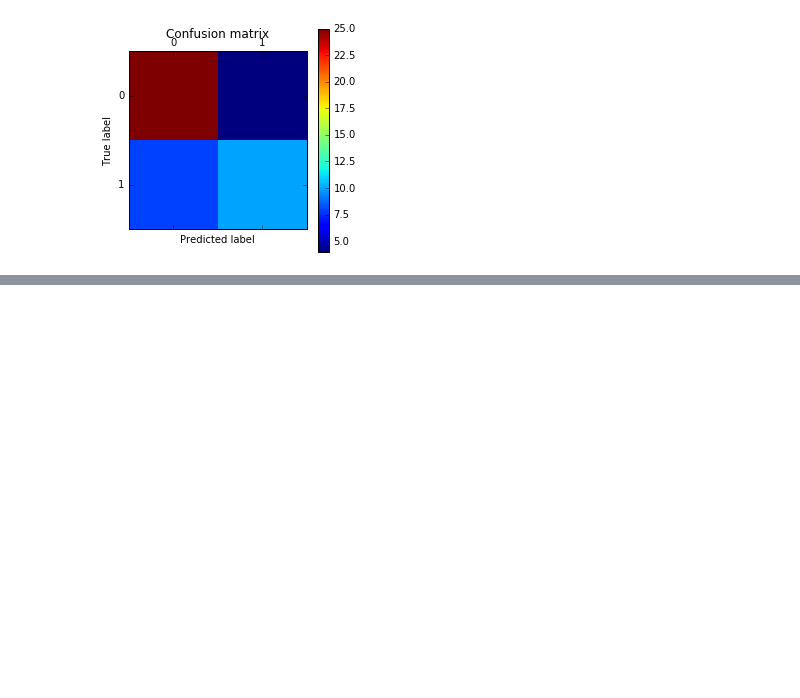
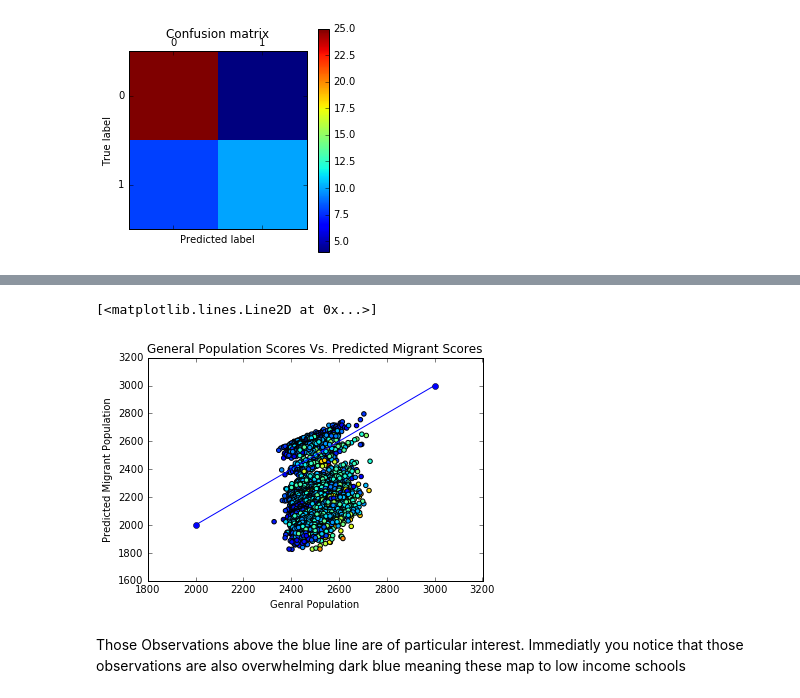
Before and after one commit to NathanLaird/Migrant-Education, a Jupyter notebook: Machine_Learning_Analysis.ipynb, the cells around one changed output, grey strips where cells are left out. Cells and saved outputs as stored; diff of their text form; code cells hidden in the pictures; blank space fills up the shorter version.

```diff
--- a/Machine_Learning_Analysis.ipynb
+++ b/Machine_Learning_Analysis.ipynb
@@ -147,0 +212,23 @@ plt.show()
+# %%
+General_School_List = All_School_List[['School Code','Mean Scale Score']].rename(index=str, columns={ "Mean Scale Score": "General Mean Scale Score"})
+
+Migrant_With_General_Scores = Migrant_School_List.merge(General_School_List)
+General_Scores_Features = Migrant_With_General_Scores.drop(['Mean Scale Score','County Name','District Name'],axis=1)
+#contains evry school with thier average score to predict the migrant score of all schools
+General_Predict_Features = All_School_List.merge(General_School_List)
+General_Predict_Features = General_Predict_Features.drop(['Mean Scale Score','County Name','District Name'],axis=1)
+General_Scores_Target = Migrant_With_General_Scores['Mean Scale Score']
+
+
+#Create the Regression
+With_Scores_Regression = LinearRegression()
+
+#Train the Regression
+With_Scores_Regression.fit(General_Scores_Features,General_Scores_Target)
+
+General_Scores_Features.head()
+#Predict Values
+Score_Informed_Migrant_Prediction = With_Scores_Regression.predict(General_Predict_Features)
+Prediction_df = General_Predict_Features
+Prediction_df['Predicted_Migrant_Scores'] = Score_Informed_Migrant_Prediction
+Prediction_df.head()
@@ -147,0 +242,13 @@ plt.show()
+# %%
+_ = plt.scatter(Prediction_df['General Mean Scale Score'],Prediction_df['Predicted_Migrant_Scores'],c=Prediction_df['Median'])
+_=plt.xlabel('Genral Population')
+_=plt.ylabel('Predicted Migrant Population')
+#adding a slope 1 line representing schools where Migrants are predicted to do as well as the general population
+x1, y1 = [2000, 3000], [2000, 3000]
+plt.title('General Population Scores Vs. Predicted Migrant Scores')
+plt.plot(x1, y1, marker = 'o')
+# %% [output]
+[<matplotlib.lines.Line2D at 0x...>]
+[figure, added]
+# %% [markdown]
+Those Observations above the blue line are of particular interest. Immediatly you notice that those observations are also overwhelming dark blue meaning these map to low income schools
```
Also changed, not shown: parts of 14 cells of this notebook, 5 other files.
